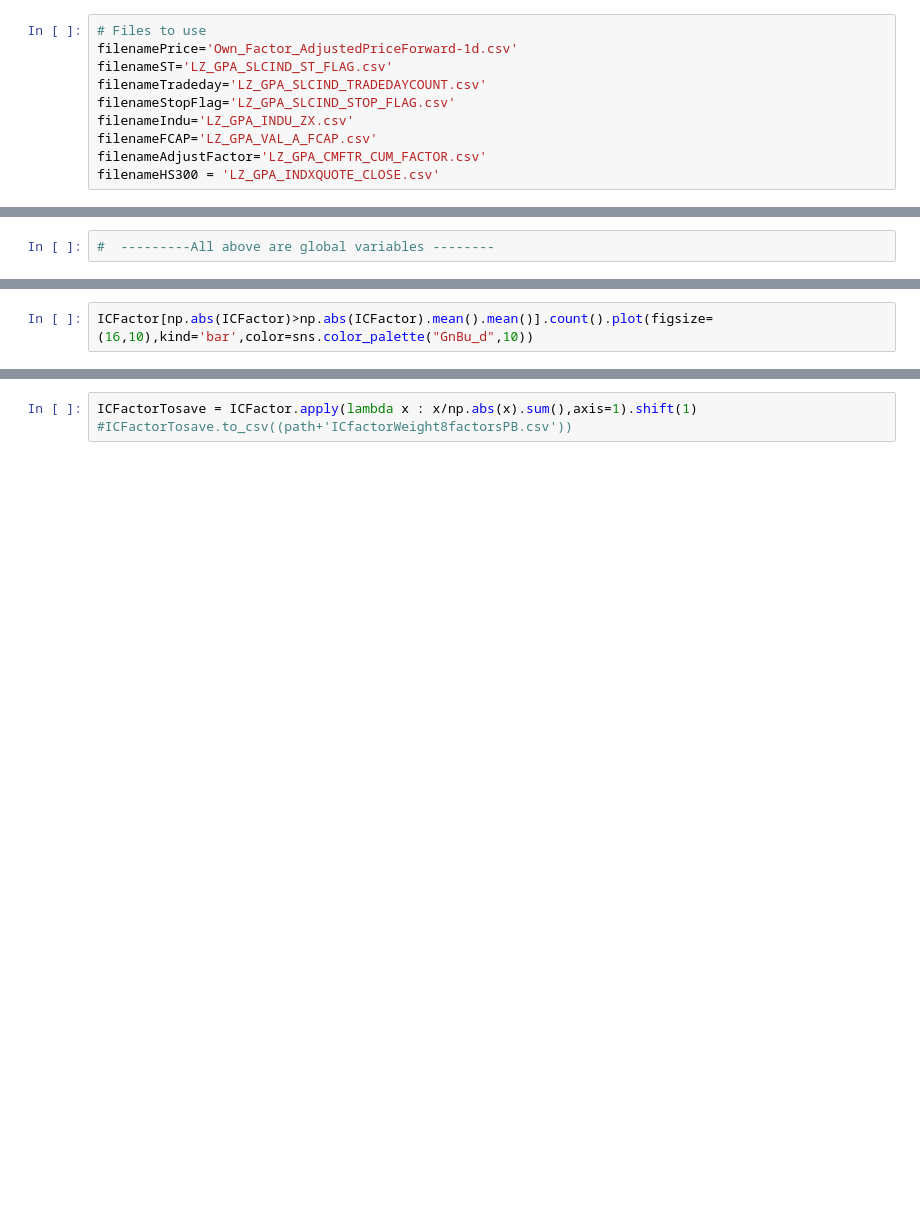
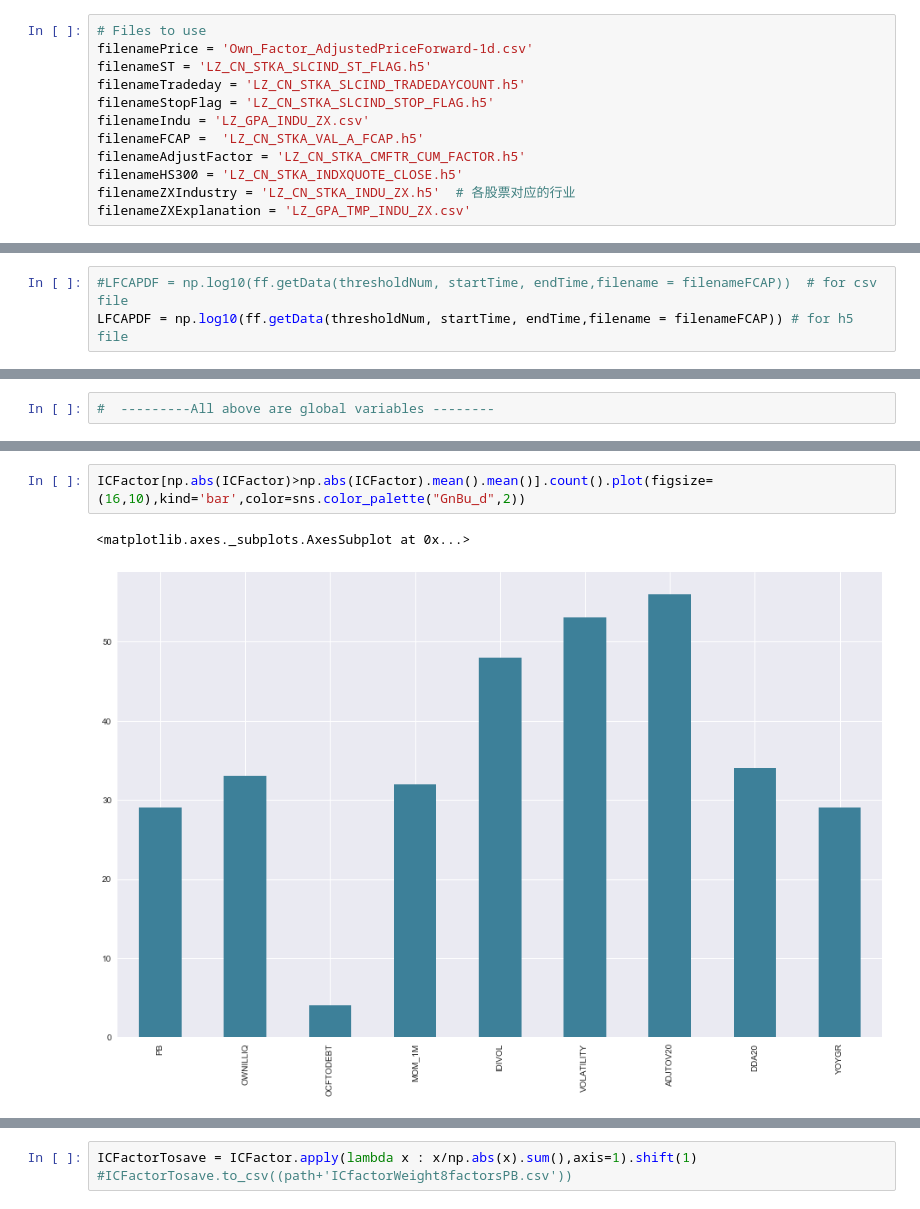
Before and after one commit to kamiseko/factor-test, a Jupyter notebook: OLS to test factor script.ipynb, the cells around one changed output, grey strips where cells are left out. Cells and saved outputs as stored; diff of their text form; blank space fills up the shorter version.

Commit message:
add h5 file data support function .

```diff
--- a/OLS to test factor script.ipynb
+++ b/OLS to test factor script.ipynb
@@ -21,14 +21,16 @@ from SingleFactorTest import factorFilterFunctions as ff
 # assert np.any([[6,2]])
 # %%
 # Files to use
-filenamePrice='Own_Factor_AdjustedPriceForward-1d.csv'
-filenameST='LZ_GPA_SLCIND_ST_FLAG.csv'
-filenameTradeday='LZ_GPA_SLCIND_TRADEDAYCOUNT.csv'
-filenameStopFlag='LZ_GPA_SLCIND_STOP_FLAG.csv'
-filenameIndu='LZ_GPA_INDU_ZX.csv'
-filenameFCAP='LZ_GPA_VAL_A_FCAP.csv'
-filenameAdjustFactor='LZ_GPA_CMFTR_CUM_FACTOR.csv'
-filenameHS300 = 'LZ_GPA_INDXQUOTE_CLOSE.csv'
+filenamePrice = 'Own_Factor_AdjustedPriceForward-1d.csv'
+filenameST = 'LZ_CN_STKA_SLCIND_ST_FLAG.h5'
+filenameTradeday = 'LZ_CN_STKA_SLCIND_TRADEDAYCOUNT.h5'
+filenameStopFlag = 'LZ_CN_STKA_SLCIND_STOP_FLAG.h5'
+filenameIndu = 'LZ_GPA_INDU_ZX.csv'
+filenameFCAP =  'LZ_CN_STKA_VAL_A_FCAP.h5'
+filenameAdjustFactor = 'LZ_CN_STKA_CMFTR_CUM_FACTOR.h5'
+filenameHS300 = 'LZ_CN_STKA_INDXQUOTE_CLOSE.h5'
+filenameZXIndustry = 'LZ_CN_STKA_INDU_ZX.h5'  # 各股票对应的行业
+filenameZXExplanation = 'LZ_GPA_TMP_INDU_ZX.csv'
 # %%
 # Factors
 # Value factor
@@ -140,3 +145,6 @@ TypeError: cannot concatenate 'str' and 'datetime.datetime' objects
+# %%
+#LFCAPDF = np.log10(ff.getData(thresholdNum, startTime, endTime,filename = filenameFCAP))  # for csv file
+LFCAPDF = np.log10(ff.getData(thresholdNum, startTime, endTime,filename = filenameFCAP)) # for h5 file
 # %%
 endOfMonthList = ff.getLastDayOfMonth(LFCAPDF.index)[1]
 # %%
@@ -180,4 +320,7 @@ for i,j in filenameDict.iteritems():
 # %%
-ICFactor[np.abs(ICFactor)>np.abs(ICFactor).mean().mean()].count().plot(figsize=(16,10),kind='bar',color=sns.color_palette("GnBu_d",10))
+ICFactor[np.abs(ICFactor)>np.abs(ICFactor).mean().mean()].count().plot(figsize=(16,10),kind='bar',color=sns.color_palette("GnBu_d",2))
+# %% [output]
+<matplotlib.axes._subplots.AxesSubplot at 0x...>
+[figure, added]
 # %%
 ICFactor.astype(float).describe()
```
Also changed, not shown: parts of 36 cells of this notebook, 3 other files.
